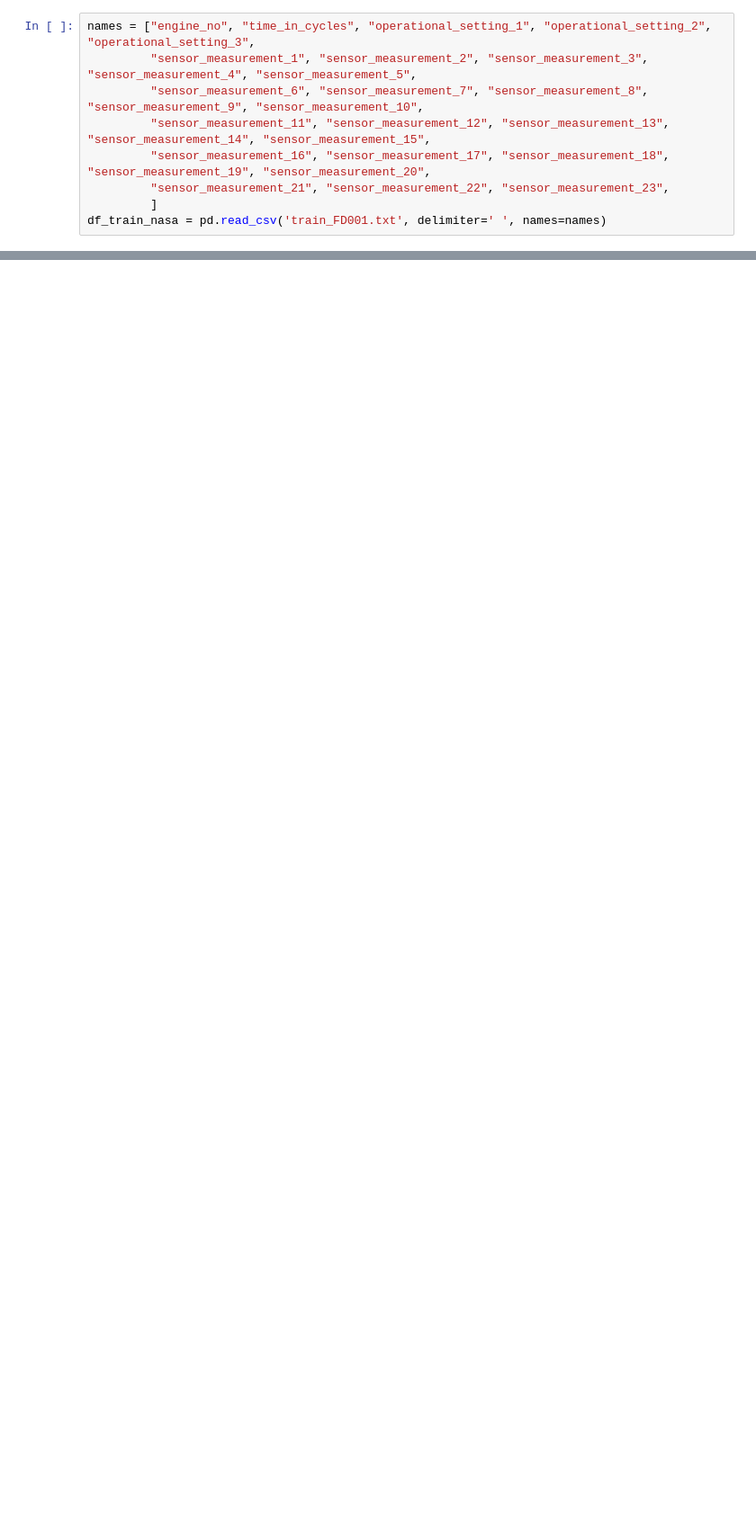
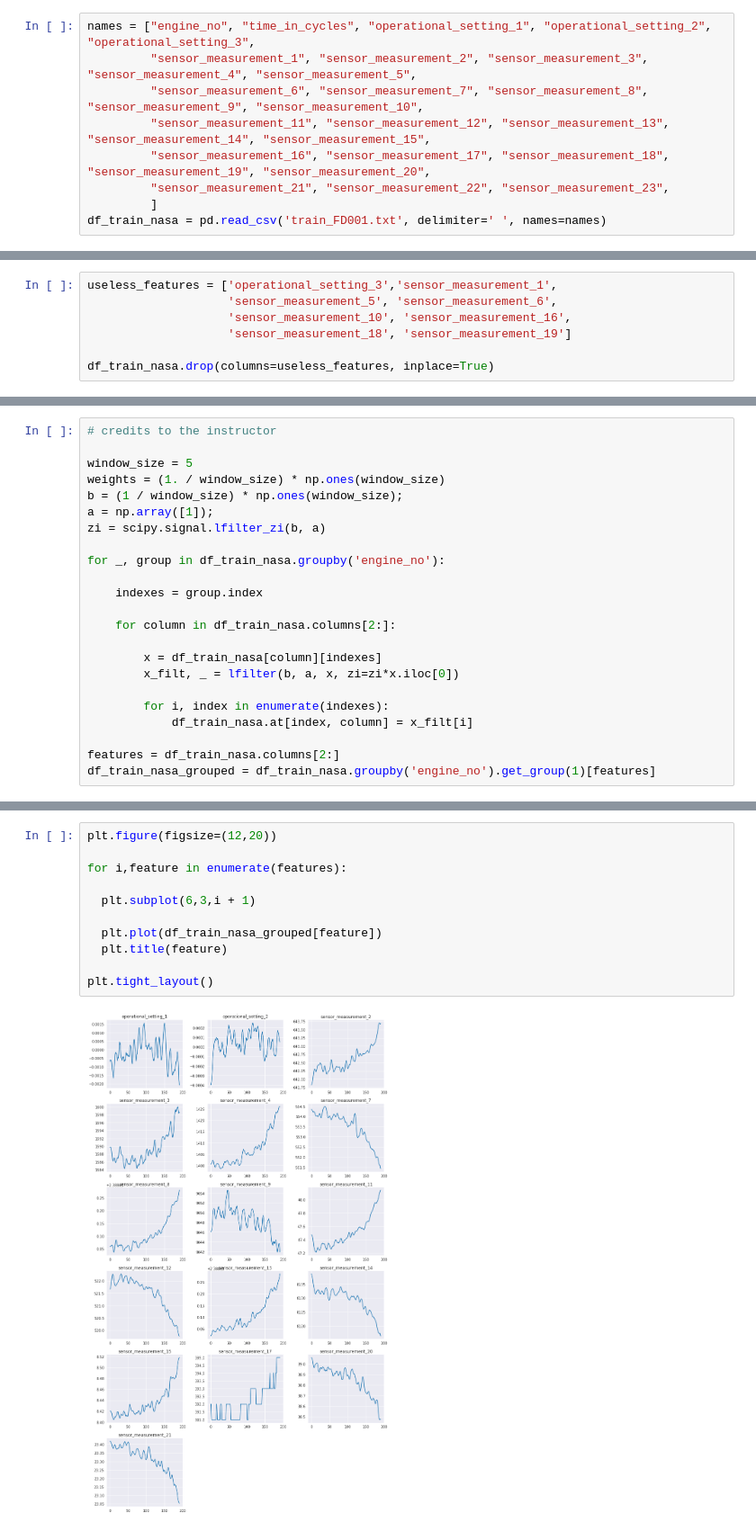
Before and after one commit to francescodisalvo05/polito-machine-learning-for-IoT, a Jupyter notebook: Labs/Lab_00.ipynb, the cells around one changed output, grey strips where cells are left out. Shown at 90% size. Cells and saved outputs as stored; diff of their text form; blank space fills up the shorter version.

```diff
--- a/Labs/Lab_00.ipynb
+++ b/Labs/Lab_00.ipynb
@@ -102,0 +149,7 @@ df_test_nasa.head(2)
+# %%
+useless_features = ['operational_setting_3','sensor_measurement_1',
+                    'sensor_measurement_5', 'sensor_measurement_6',
+                    'sensor_measurement_10', 'sensor_measurement_16',
+                    'sensor_measurement_18', 'sensor_measurement_19']
+
+df_train_nasa.drop(columns=useless_features, inplace=True)
@@ -102,0 +158,23 @@ df_test_nasa.head(2)
+# %%
+# credits to the instructor
+
+window_size = 5
+weights = (1. / window_size) * np.ones(window_size)
+b = (1 / window_size) * np.ones(window_size);
+a = np.array([1]);
+zi = scipy.signal.lfilter_zi(b, a)
+
+for _, group in df_train_nasa.groupby('engine_no'):
+
+    indexes = group.index
+
+    for column in df_train_nasa.columns[2:]:
+
+        x = df_train_nasa[column][indexes]
+        x_filt, _ = lfilter(b, a, x, zi=zi*x.iloc[0])
+
+        for i, index in enumerate(indexes):
+            df_train_nasa.at[index, column] = x_filt[i]
+
+features = df_train_nasa.columns[2:]
+df_train_nasa_grouped = df_train_nasa.groupby('engine_no').get_group(1)[features]
@@ -102,0 +185,13 @@ df_test_nasa.head(2)
+# %%
+plt.figure(figsize=(12,20))
+
+for i,feature in enumerate(features):
+
+  plt.subplot(6,3,i + 1)
+
+  plt.plot(df_train_nasa_grouped[feature])
+  plt.title(feature)
+
+plt.tight_layout()
+# %% [output]
+[figure, added]
```
Also changed, not shown: parts of 20 cells of this notebook.
